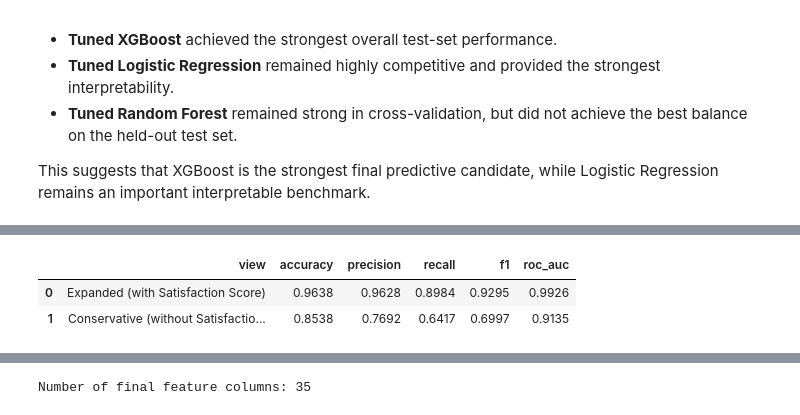
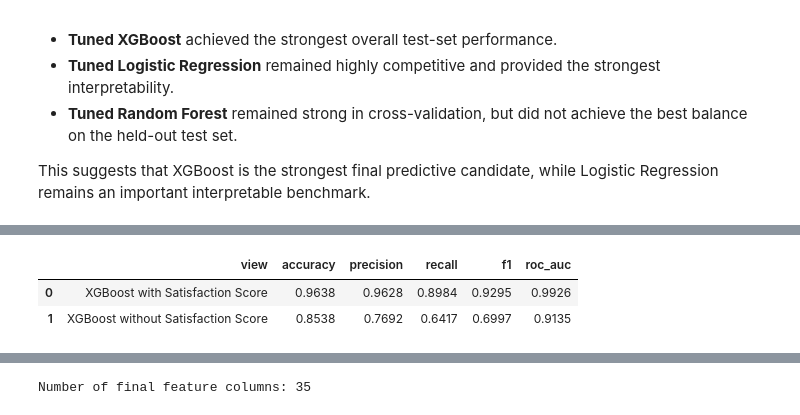
Before and after one commit to GulsaraMirzayeva/telco-churn-capstone, a Jupyter notebook: notebooks/06_model_tuning_and_final_selection.ipynb, the cells around one changed output, grey strips where cells are left out. Saved outputs shown, nothing was run; the diff lists cells and outputs as text; code cells hidden in the pictures.

Commit message:
add leakage sensitivity review and final model comparison analysis

```diff
--- a/notebooks/06_model_tuning_and_final_selection.ipynb
+++ b/notebooks/06_model_tuning_and_final_selection.ipynb
@@ -857,26 +839,26 @@ array([[963,  72],
 # %%
-final_view_comparison = pd.DataFrame([
+xgb_sensitivity_comparison = pd.DataFrame([
     {
-        "view": "Expanded (with Satisfaction Score)",
+        "view": "XGBoost with Satisfaction Score",
         "accuracy": xgb_results["test_accuracy"],
         "precision": xgb_results["test_precision"],
         "recall": xgb_results["test_recall"],
         "f1": xgb_results["test_f1"],
         "roc_auc": xgb_results["test_roc_auc"]
     },
     {
-        "view": "Conservative (without Satisfaction Score)",
+        "view": "XGBoost without Satisfaction Score",
         "accuracy": xgb_no_sat_results["test_accuracy"],
         "precision": xgb_no_sat_results["test_precision"],
         "recall": xgb_no_sat_results["test_recall"],
         "f1": xgb_no_sat_results["test_f1"],
         "roc_auc": xgb_no_sat_results["test_roc_auc"]
     }
 ])
 
-final_view_comparison.round(4)
+xgb_sensitivity_comparison.round(4)
 # %% [output]
 |  | view | accuracy | precision | recall | f1 | roc_auc |
-| 0 | Expanded (with Satisfaction Score) | 0.9638 | 0.9628 | 0.8984 | 0.9295 | 0.9926 |
-| 1 | Conservative (without Satisfactio... | 0.8538 | 0.7692 | 0.6417 | 0.6997 | 0.9135 |
+| 0 | XGBoost with Satisfaction Score | 0.9638 | 0.9628 | 0.8984 | 0.9295 | 0.9926 |
+| 1 | XGBoost without Satisfaction Score | 0.8538 | 0.7692 | 0.6417 | 0.6997 | 0.9135 |
 # %% [markdown]
```
Also changed, not shown: parts of 42 cells of this notebook.
